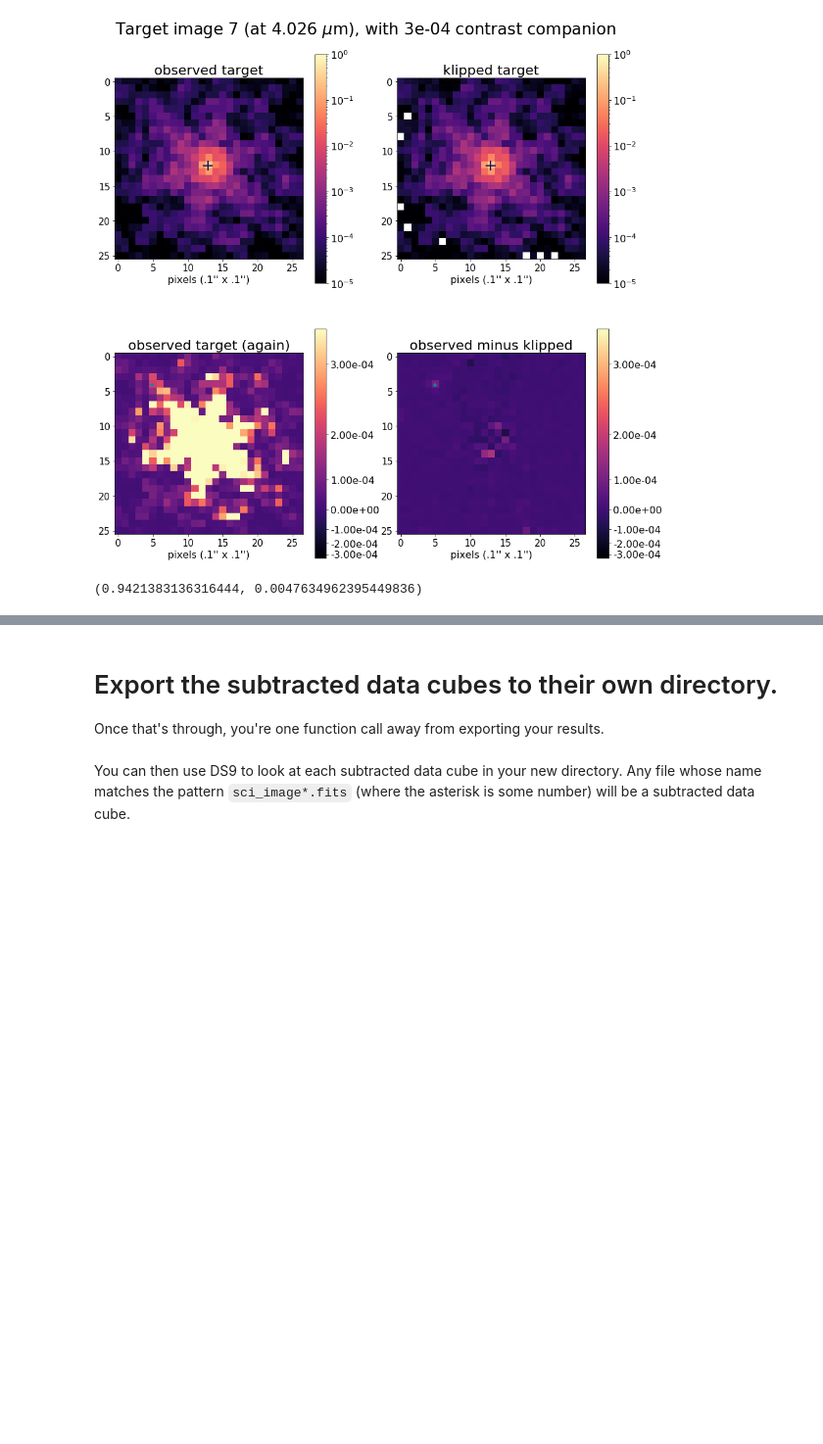
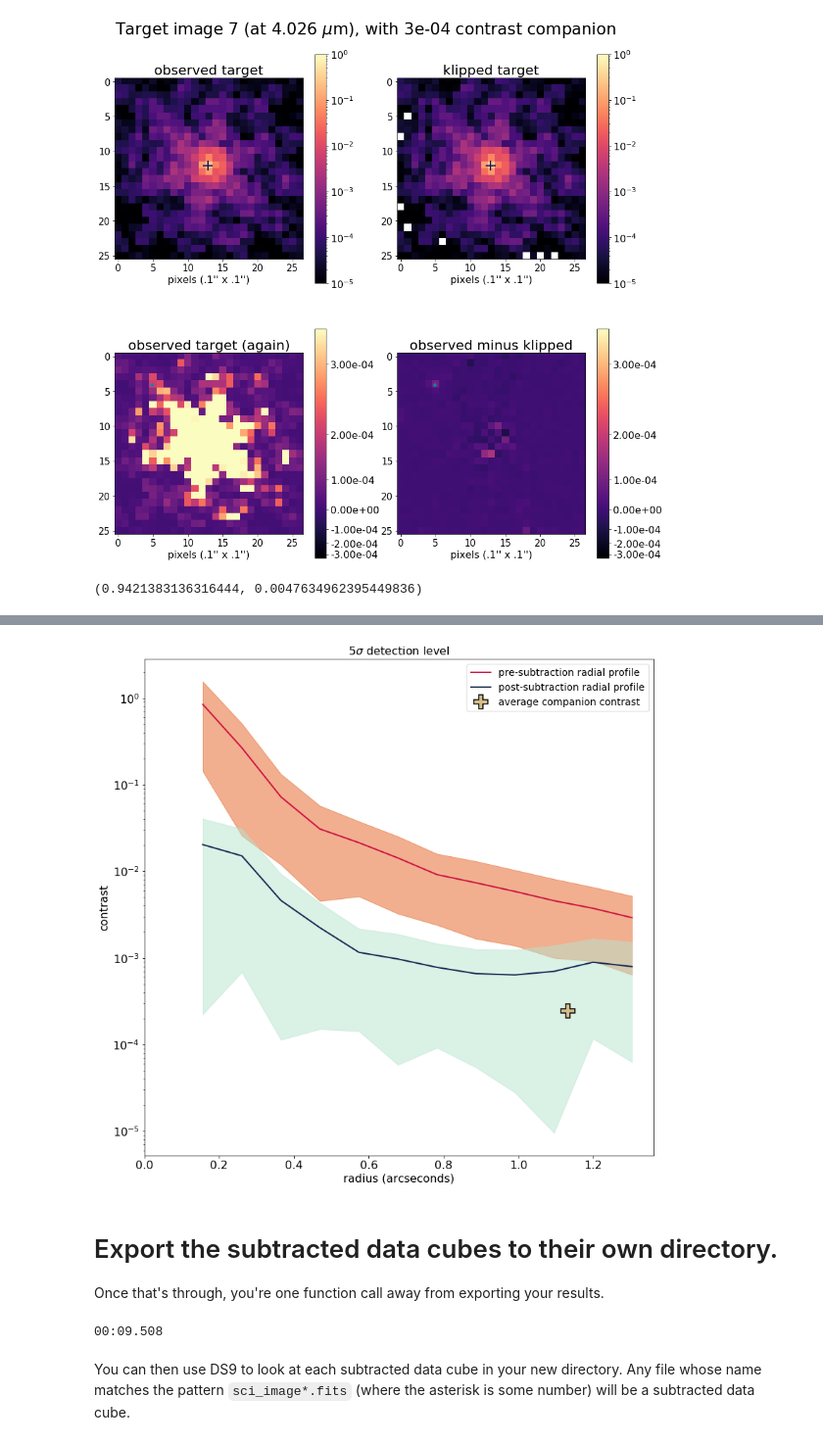
Before and after one commit to ojustino/subtract_psf, a Jupyter notebook: notebooks/inject_kappa_and.ipynb, the cells around one changed output, grey strips where cells are left out. Shown at 98% size. Drawn from its saved outputs; the diff is of its cells as text; code cells hidden in the pictures; blank space fills up the shorter version.

```diff
--- a/notebooks/inject_kappa_and.ipynb
+++ b/notebooks/inject_kappa_and.ipynb
@@ -292,3 +308,7 @@ total intensity post-subtract: 4.7635e-03
+# %%
+kr_full0.plot_contrasts_avg(times_sigma=5, companion=True)
+# %% [output]
+[figure, added]
 # %% [markdown]
 # Export the subtracted data cubes to their own directory.
 
@@ -296,7 +316,13 @@ Once that's through, you're one function call away from exporting your results.
 # %%
 sub_dir_path = parent_dir(kr_full0.dir_name) + 'sub_kappa_all_slices0'
 
+start = time.time()
+
 # provide the HDUList of cubes to be subtracted by the KLIP projections as the argument
 kr_full0.export_subtracted_cubes(kr_full0.injected_cubes, sub_dir_path)
+
+print(f"{(time.time() - start) / 60:02.0f}:{(time.time() - start) % 60:06.3f}")
+# %% [output]
+00:09.508
 # %% [markdown]
 You can then use DS9 to look at each subtracted data cube in your new directory. Any file whose name matches the pattern `sci_image*.fits` (where the asterisk is some number) will be a subtracted data cube.
```
Also changed, not shown: parts of 6 cells of this notebook, 1 other file.
